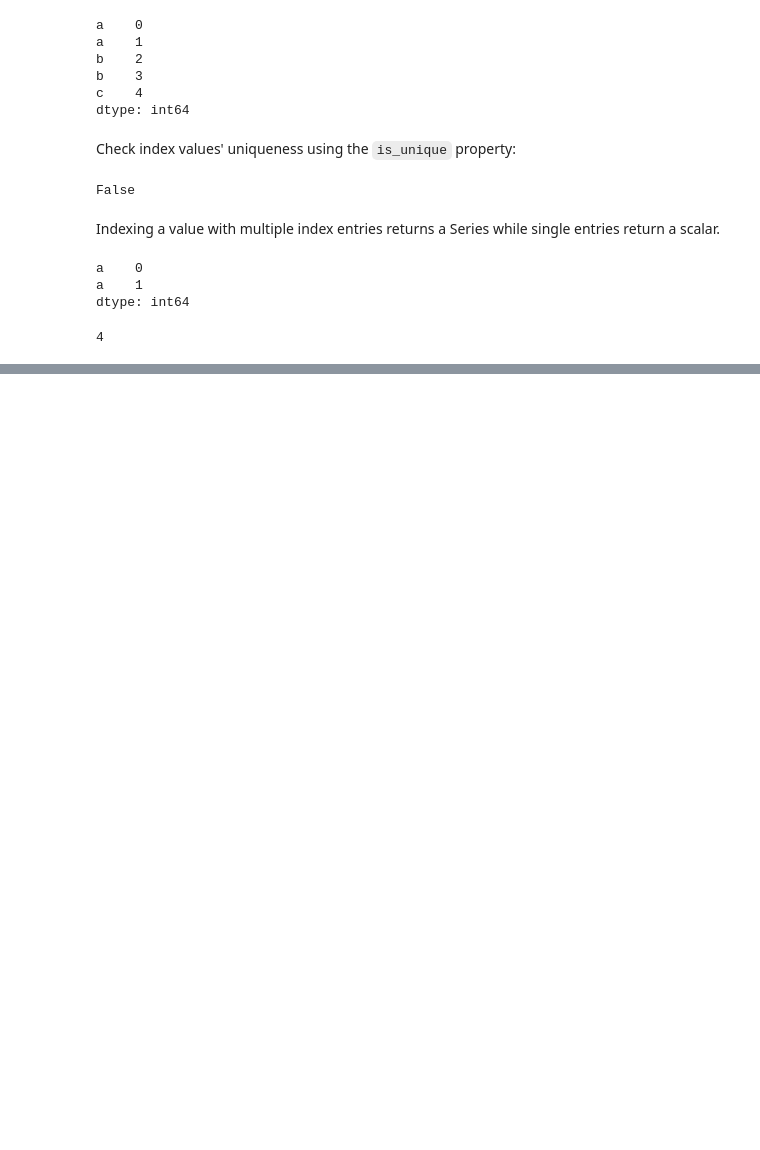
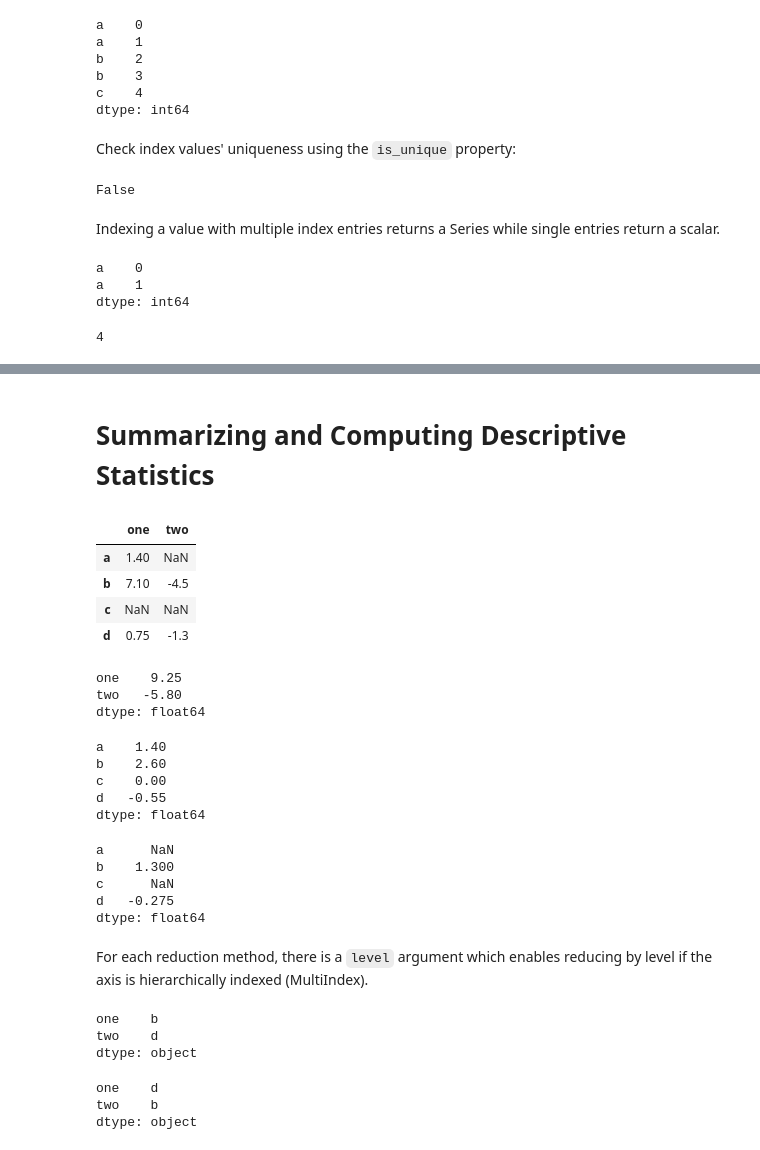
Before and after one commit to felix-rosenberger/Pandas, a Jupyter notebook: getting_started_with_pandas.ipynb, the cells around one changed output, grey strips where cells are left out. Drawn from its saved outputs; the diff is of its cells as text; code cells hidden in the pictures; blank space fills up the shorter version.

```diff
--- a/getting_started_with_pandas.ipynb
+++ b/getting_started_with_pandas.ipynb
@@ -1165,0 +1166,53 @@ df.loc['b']
+# %% [markdown]
+# Summarizing and Computing Descriptive Statistics
+# %%
+df = DataFrame([[1.4, np.nan], [7.1, -4.5],
+                [np.nan, np.nan], [0.75, -1.3]],
+               index=['a', 'b', 'c', 'd'],
+               columns=['one', 'two'])
+df
+# %% [output]
+|  | one | two |
+| a | 1.40 | NaN |
+| b | 7.10 | -4.5 |
+| c | NaN | NaN |
+| d | 0.75 | -1.3 |
+# %%
+# return the sum of each column
+df.sum()
+# %% [output]
+one    9.25
+two   -5.80
+dtype: float64
+# %%
+# sum over rows instead
+df.sum(axis=1)
+# %% [output]
+a    1.40
+b    2.60
+c    0.00
+d   -0.55
+dtype: float64
+# %%
+# account for missing values
+df.mean(axis=1, skipna=False)
+# %% [output]
+a      NaN
+b    1.300
+c      NaN
+d   -0.275
+dtype: float64
+# %% [markdown]
+For each reduction method, there is a `level` argument which enables reducing by level if the axis is hierarchically indexed (MultiIndex).
+# %%
+df.idxmax() # return the index of the maximum value in each column
+# %% [output]
+one    b
+two    d
+dtype: object
+# %%
+df.idxmin() # return the index of the minimum value in each column
+# %% [output]
+one    d
+two    b
+dtype: object
```
Also changed, not shown: parts of 10 cells of this notebook, 1 other file.
